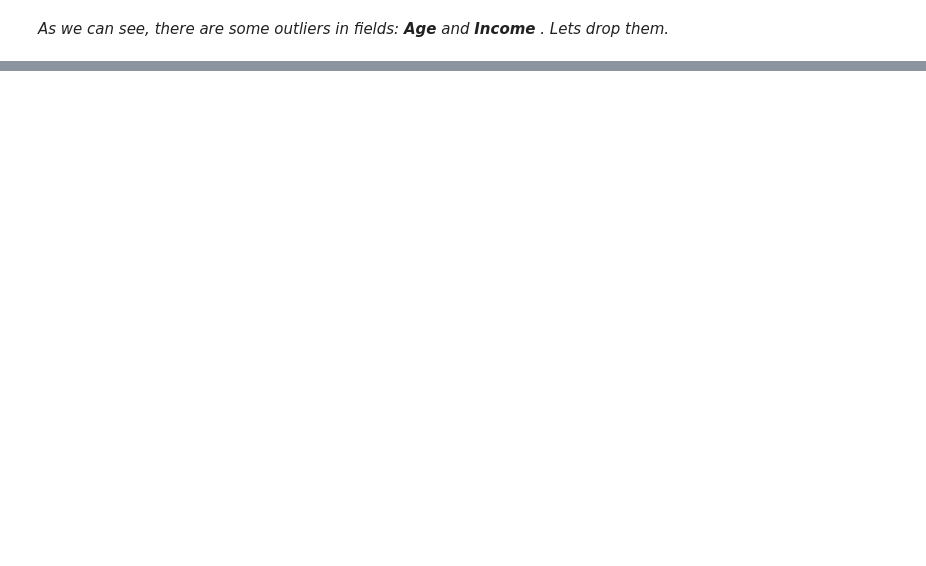
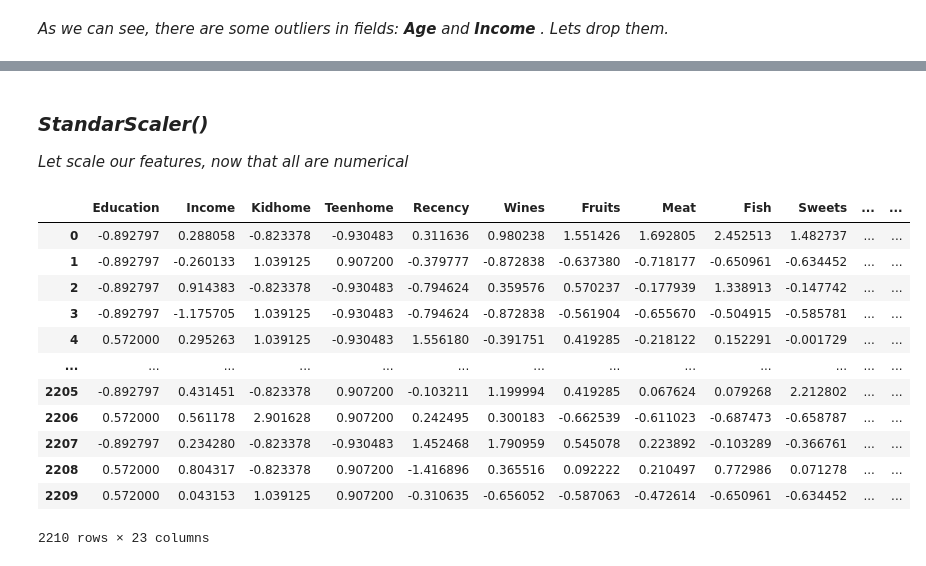
Before and after one commit to Aleengelstajn/Clustering---ClientSegmentation, a Jupyter notebook: Cluster.ipynb, the cells around one changed output, grey strips where cells are left out. Drawn from its saved outputs; the diff is of its cells as text; code cells hidden in the pictures; blank space fills up the shorter version.

```diff
--- a/Cluster.ipynb
+++ b/Cluster.ipynb
@@ -278,0 +335,26 @@ print('                        Age vs Income')
+# %%
+df.drop(columns=['AcceptedCmp3', 'AcceptedCmp4', 'AcceptedCmp5',
+       'AcceptedCmp1', 'AcceptedCmp2', 'Complain', 'Response'], inplace=True)
+# %% [markdown]
+### _StandarScaler()_
+
+_Let scale our features, now that all are numerical_
+# %%
+scaler = StandardScaler()
+scaler.fit(df)
+scaled_df = pd.DataFrame(scaler.transform(df), columns=df.columns)
+scaled_df
+# %% [output]
+|  | Education | Income | Kidhome | Teenhome | Recency | Wines | Fruits | Meat | Fish | Sweets | ... | ... |
+| 0 | -0.892797 | 0.288058 | -0.823378 | -0.930483 | 0.311636 | 0.980238 | 1.551426 | 1.692805 | 2.452513 | 1.482737 | ... | ... |
+| 1 | -0.892797 | -0.260133 | 1.039125 | 0.907200 | -0.379777 | -0.872838 | -0.637380 | -0.718177 | -0.650961 | -0.634452 | ... | ... |
+| 2 | -0.892797 | 0.914383 | -0.823378 | -0.930483 | -0.794624 | 0.359576 | 0.570237 | -0.177939 | 1.338913 | -0.147742 | ... | ... |
+| 3 | -0.892797 | -1.175705 | 1.039125 | -0.930483 | -0.794624 | -0.872838 | -0.561904 | -0.655670 | -0.504915 | -0.585781 | ... | ... |
+| 4 | 0.572000 | 0.295263 | 1.039125 | -0.930483 | 1.556180 | -0.391751 | 0.419285 | -0.218122 | 0.152291 | -0.001729 | ... | ... |
+| ... | ... | ... | ... | ... | ... | ... | ... | ... | ... | ... | ... | ... |
+| 2205 | -0.892797 | 0.431451 | -0.823378 | 0.907200 | -0.103211 | 1.199994 | 0.419285 | 0.067624 | 0.079268 | 2.212802 | ... | ... |
+| 2206 | 0.572000 | 0.561178 | 2.901628 | 0.907200 | 0.242495 | 0.300183 | -0.662539 | -0.611023 | -0.687473 | -0.658787 | ... | ... |
+| 2207 | -0.892797 | 0.234280 | -0.823378 | -0.930483 | 1.452468 | 1.790959 | 0.545078 | 0.223892 | -0.103289 | -0.366761 | ... | ... |
+| 2208 | 0.572000 | 0.804317 | -0.823378 | 0.907200 | -1.416896 | 0.365516 | 0.092222 | 0.210497 | 0.772986 | 0.071278 | ... | ... |
+| 2209 | 0.572000 | 0.043153 | 1.039125 | 0.907200 | -0.310635 | -0.656052 | -0.587063 | -0.472614 | -0.650961 | -0.634452 | ... | ... |
+2210 rows × 23 columns
```
Also changed, not shown: parts of 14 cells of this notebook.
